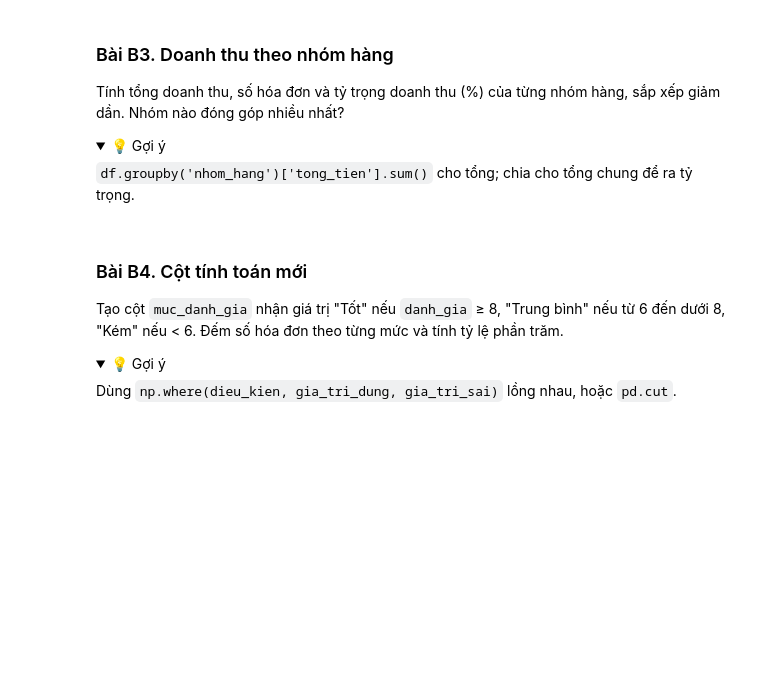
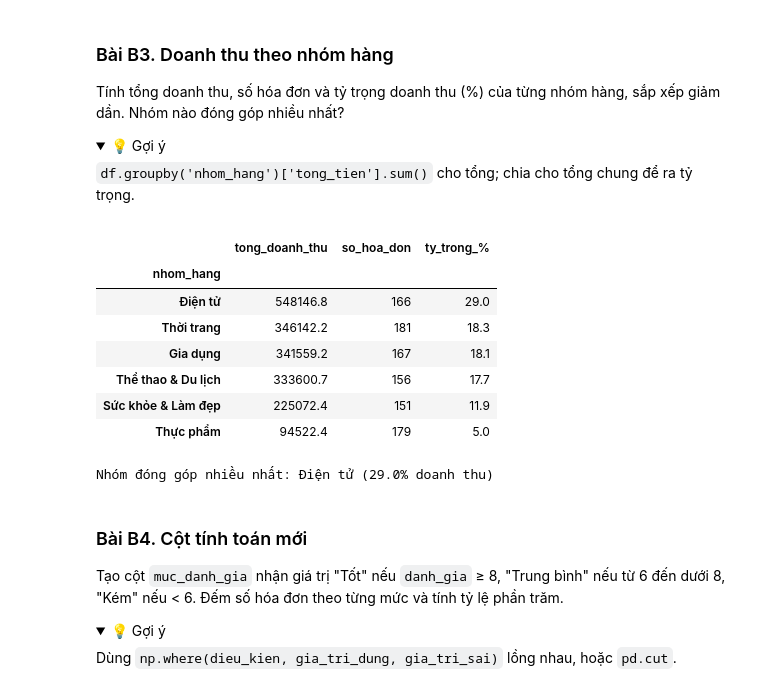
Before and after one commit to binhnhi240926/MacThiBinhNhi_26C1INF50909802, a Jupyter notebook: python_kinh_doanh/bai_tap/Buoi_03_BaiTap.ipynb, the cells around one changed output. Cells and saved outputs as stored; diff of their text form; code cells hidden in the pictures; folded sections open; blank space fills up the shorter version.

```diff
--- a/python_kinh_doanh/bai_tap/Buoi_03_BaiTap.ipynb
+++ b/python_kinh_doanh/bai_tap/Buoi_03_BaiTap.ipynb
@@ -126,6 +258,27 @@ Nhóm nào đóng góp nhiều nhất?
 </details>
 # %%
 # Viết code của bạn ở đây
+b3 = (df.groupby("nhom_hang")
+        .agg(tong_doanh_thu=("tong_tien", "sum"),
+             so_hoa_don=("ma_hoa_don", "nunique"))
+        .sort_values("tong_doanh_thu", ascending=False))
+
+b3["ty_trong_%"] = (b3["tong_doanh_thu"] / b3["tong_doanh_thu"].sum() * 100).round(1)
+b3["tong_doanh_thu"] = b3["tong_doanh_thu"].round(1)
+
+display(b3)
+print("Nhóm đóng góp nhiều nhất:", b3.index[0],
+      f"({b3['ty_trong_%'].iloc[0]}% doanh thu)")
+# %% [output]
+|  | tong_doanh_thu | so_hoa_don | ty_trong_% |
+| nhom_hang |  |  |  |
+| Điện tử | 548146.8 | 166 | 29.0 |
+| Thời trang | 346142.2 | 181 | 18.3 |
+| Gia dụng | 341559.2 | 167 | 18.1 |
+| Thể thao & Du lịch | 333600.7 | 156 | 17.7 |
+| Sức khỏe & Làm đẹp | 225072.4 | 151 | 11.9 |
+| Thực phẩm | 94522.4 | 179 | 5.0 |
+Nhóm đóng góp nhiều nhất: Điện tử (29.0% doanh thu)
 # %% [markdown]
 ### Bài B4. Cột tính toán mới
 
```
Also changed, not shown: parts of 18 cells of this notebook.
